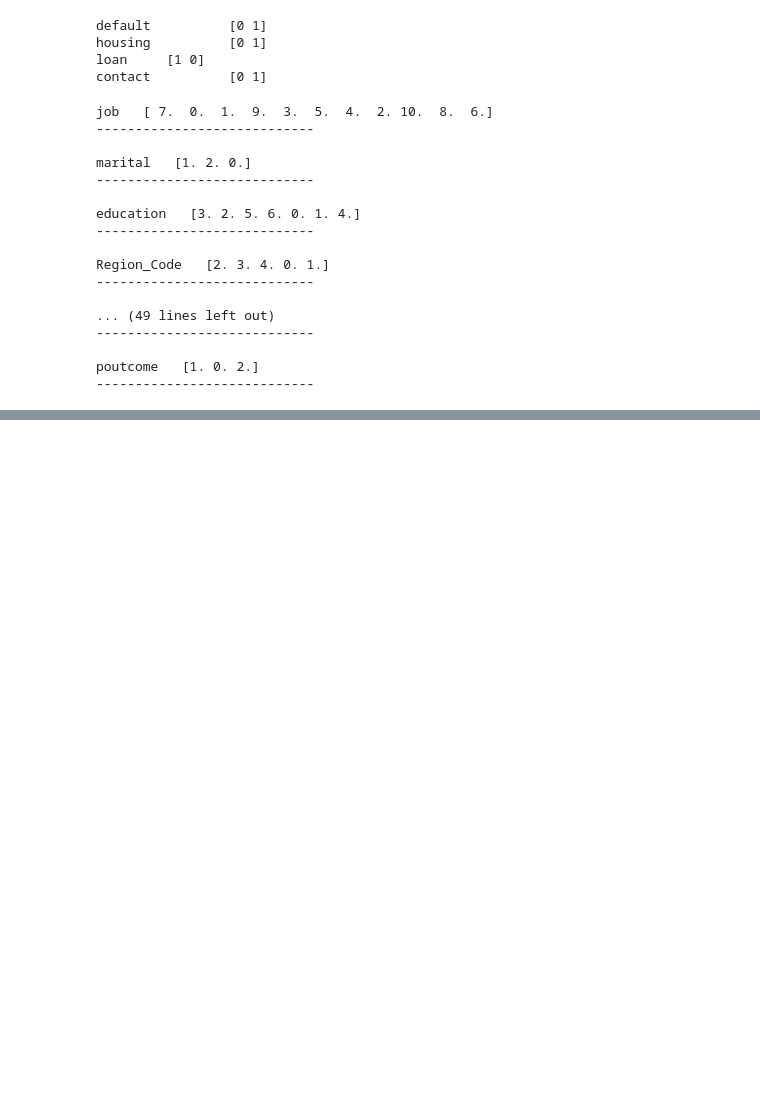
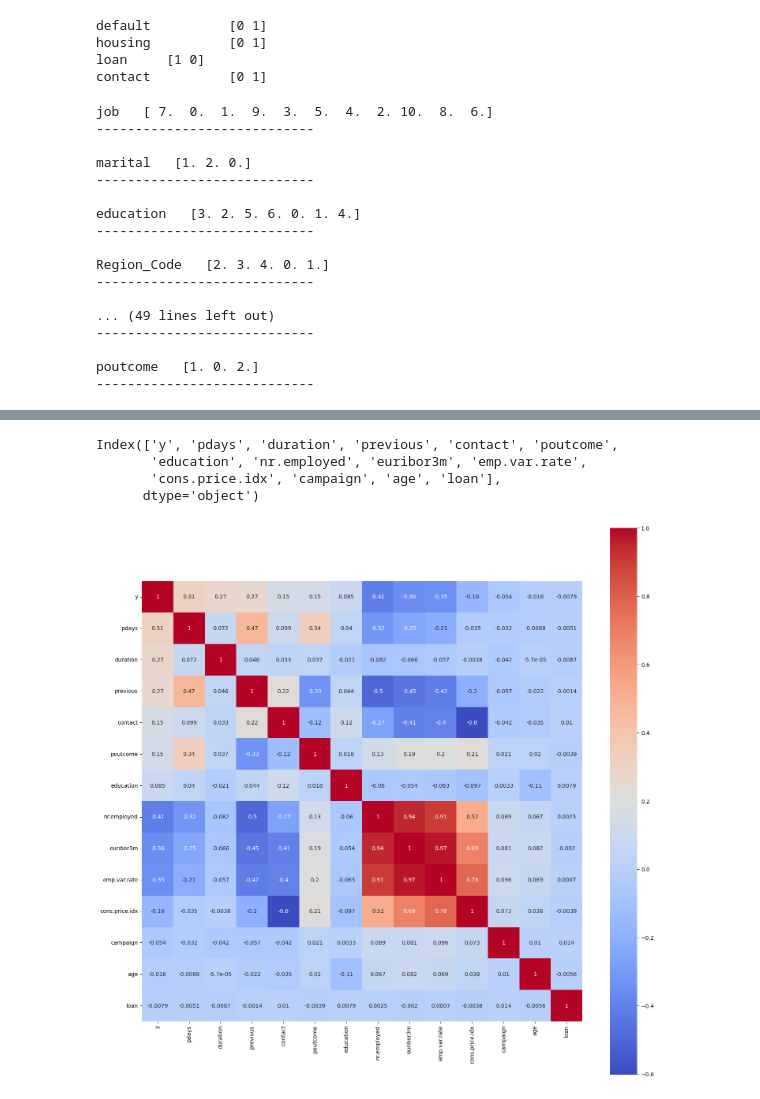
Before and after one commit to Mayank5112/Capstone-Project-5, a Jupyter notebook: capestone-5.ipynb, the cells around one changed output, grey strips where cells are left out. Saved outputs shown, nothing was run; the diff lists cells and outputs as text; code cells hidden in the pictures; blank space fills up the shorter version.

```diff
--- a/capestone-5.ipynb
+++ b/capestone-5.ipynb
@@ -730,0 +802,16 @@ merged_customer_df.corr()
+# %%
+k = 15
+imp_cols = correlation.nlargest(k//2, 'y')['y'].index.append(correlation.nsmallest(k//2, 'y')['y'].index)
+imp_cols
+# %% [output]
+Index(['y', 'pdays', 'duration', 'previous', 'contact', 'poutcome',
+       'education', 'nr.employed', 'euribor3m', 'emp.var.rate',
+       'cons.price.idx', 'campaign', 'age', 'loan'],
+      dtype='object')
+# %%
+cm = np.corrcoef(merged_customer_df[imp_cols].values.T)
+plt.figure(figsize=(18, 18))
+sns.heatmap(cm, square=True, annot=True, xticklabels=imp_cols.values, yticklabels=imp_cols.values, cmap='coolwarm')
+plt.show()
+# %% [output]
+[figure, added]
```
Also changed, not shown: parts of 27 cells of this notebook.
